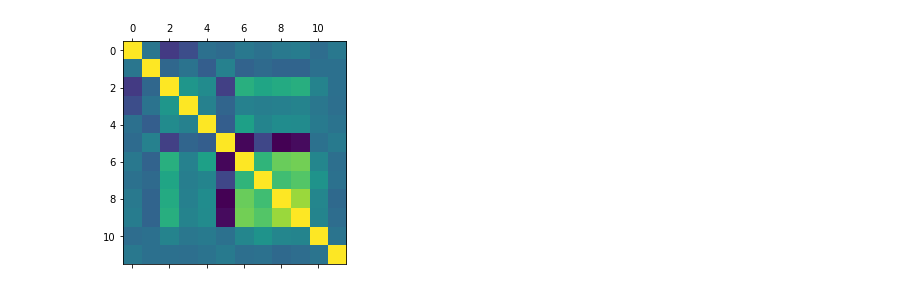
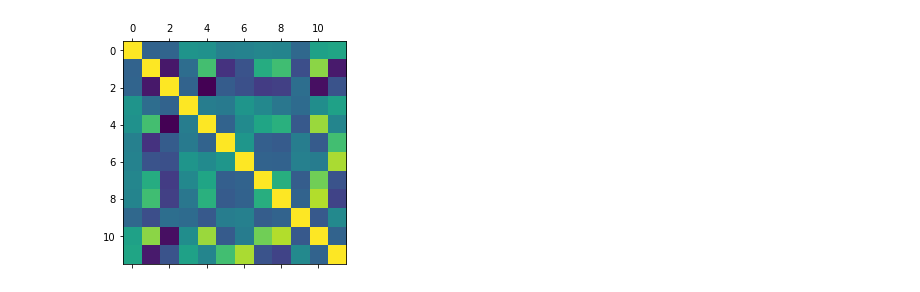
Before and after one commit to matanini/startup_classifier, a Jupyter notebook: visualization.ipynb, the cells around one changed output. Drawn from its saved outputs; the diff is of its cells as text; code cells hidden in the pictures.

```diff
--- a/visualization.ipynb
+++ b/visualization.ipynb
@@ -19,10 +13,16 @@ df.loc[(df["status"]==0)|(df['total_raised']<=success_rate), 'succeeded'] = 0
+# %%
+bin_df = pd.read_csv('data/dataframes/df_after_cols_reduction.csv').iloc[:,1:]
+pca_df = pd.read_csv('data/dataframes/pca_df.csv').iloc[:,1:]
 # %%
-cat_cols = ['founded', 'business model','employees','product stage','status','fund_stage','succeeded']
+cat_cols = ['company_name', 'company_about','founded', 'business model','employees','product stage','status','fund_stage','suceeded']
 num_cols = ['total_raised','total_rounds', 'investors','ipo_price', 'geo_market_per']
-tag_cols = [col for col in df.columns if col.startswith('tag_')]
-targetmarket_cols = [col for col in df.columns if col.startswith('targetmarket_')]
-sector_list = [col for col in df.columns if col.startswith("sector_")]
-target_ind_list = [col  for col in df.columns if col.startswith("target_industry_")]
-technology_list = [col  for col in df.columns if col.startswith("core_technology_")]
+tag_cols = [col for col in bin_df.columns if col.startswith('tag_')]
+targetmarket_cols = [col for col in bin_df.columns if col.startswith('targetmarket_')]
+sector_list = [col for col in bin_df.columns if col.startswith("sector_")]
+target_ind_list = [col  for col in bin_df.columns if col.startswith("industry_")]
+technology_list = [col  for col in bin_df.columns if col.startswith("technology_")]
+
+
+pca_cols = [col for col in pca_df.columns if col not in cat_cols and col not in num_cols]
 bin_cols = tag_cols + targetmarket_cols + sector_list + target_ind_list + technology_list
 # %%
@@ -56,5 +42,5 @@ technology_list
 # %%
-plt.matshow(df[cat_cols+num_cols].corr())
+plt.matshow(pca_df[pca_cols].corr())
 plt.show()
 # %% [output]
-[figure, old version]
+[figure, new version]
```
Also changed, not shown: parts of 9 cells of this notebook, 9 other files.
